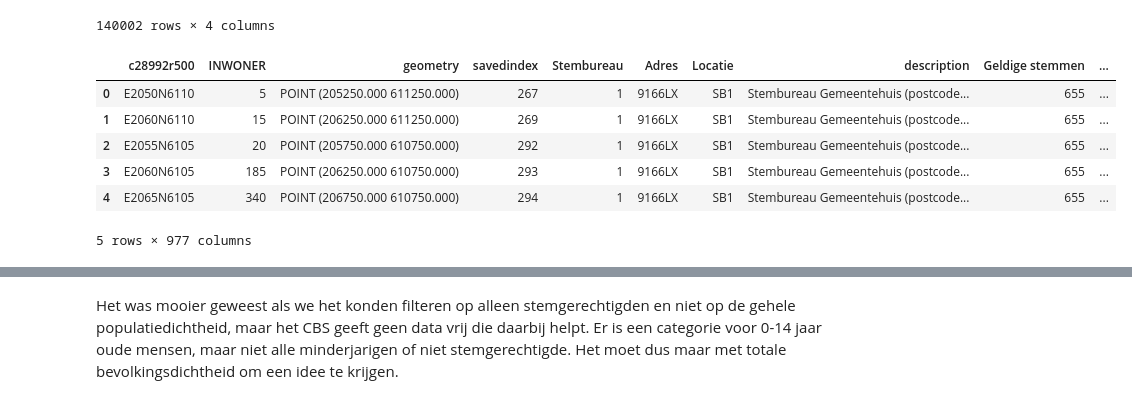
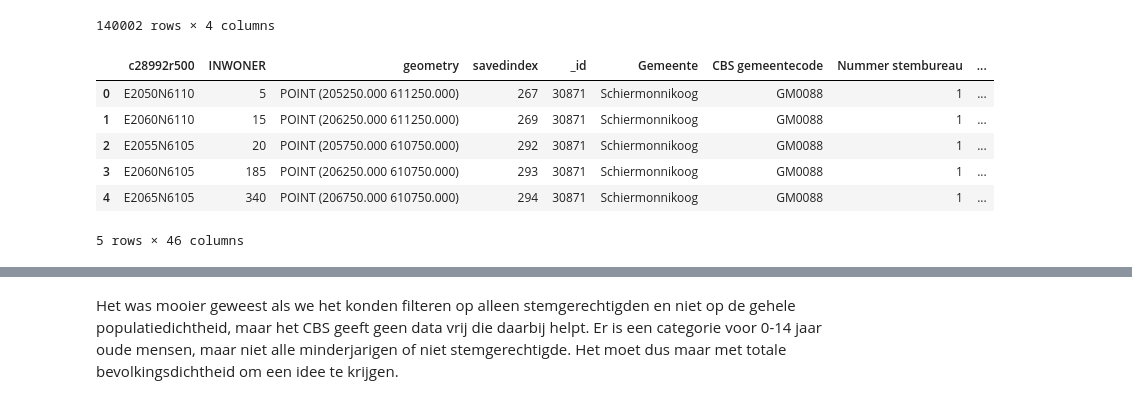
Before and after one commit to openstate/stembureau-meting, a Jupyter notebook: jupyter/stembureau_data.ipynb, the cells around one changed output, grey strips where cells are left out. Saved outputs shown, nothing was run; the diff lists cells and outputs as text; code cells hidden in the pictures.

```diff
--- a/jupyter/stembureau_data.ipynb
+++ b/jupyter/stembureau_data.ipynb
@@ -139,0 +176,6 @@ print(df_geojson_clean)
+# %%
+
+gdf_wims = gpd.GeoDataFrame(
+    df_wims, geometry=gpd.points_from_xy(df_wims.Longitude, df_wims.Latitude)).set_crs(epsg=4326, inplace=True)
+
+gdf_wims
@@ -349,38 +415,38 @@ nl_map_dst_zero_points
 # %%
 import numpy as np
 
 from scipy.spatial import cKDTree
 from shapely.geometry import Point
 #Found on https://gis.stackexchange.com/questions/222315/finding-nearest-point-in-other-geodataframe-using-geopandas
 def ckdnearest(gdA, gdB):
 
     nA = np.array(list(gdA.geometry.apply(lambda x: (x.x, x.y))))
     nB = np.array(list(gdB.geometry.apply(lambda x: (x.x, x.y))))
     btree = cKDTree(nB)
     dist, idx = btree.query(nA, k=1)
     gdB_nearest = gdB.iloc[idx].drop(columns="geometry").reset_index(drop=True)
     gdf = pd.concat(
         [
             gdA.reset_index(drop=True),
             gdB_nearest,
             pd.Series(dist, name='dist')
         ],
         axis=1)
 
     return gdf
 
 #error bar is +- sqrt(250²*2)m ≈ +-353.553390593m
 error = np.sqrt(250**2 + 250**2)
-df_nearest = ckdnearest(nl_map_dst_points.to_crs(epsg=28992), df_geojson_clean.to_crs(epsg=28992))
+df_nearest = ckdnearest(nl_map_dst_points.to_crs(epsg=28992), gdf_wims.to_crs(epsg=28992))
 df_nearest.head()
 # %% [output]
-|  | c28992r500 | INWONER | geometry | savedindex | Stembureau | Adres | Locatie | description | Geldige stemmen | ... |
-| 0 | E2050N6110 | 5 | POINT (205250.000 611250.000) | 267 | 1 | 9166LX | SB1 | Stembureau Gemeentehuis (postcode... | 655 | ... |
-| 1 | E2060N6110 | 15 | POINT (206250.000 611250.000) | 269 | 1 | 9166LX | SB1 | Stembureau Gemeentehuis (postcode... | 655 | ... |
-| 2 | E2055N6105 | 20 | POINT (205750.000 610750.000) | 292 | 1 | 9166LX | SB1 | Stembureau Gemeentehuis (postcode... | 655 | ... |
-| 3 | E2060N6105 | 185 | POINT (206250.000 610750.000) | 293 | 1 | 9166LX | SB1 | Stembureau Gemeentehuis (postcode... | 655 | ... |
-| 4 | E2065N6105 | 340 | POINT (206750.000 610750.000) | 294 | 1 | 9166LX | SB1 | Stembureau Gemeentehuis (postcode... | 655 | ... |
+|  | c28992r500 | INWONER | geometry | savedindex | _id | Gemeente | CBS gemeentecode | Nummer stembureau | ... |
+| 0 | E2050N6110 | 5 | POINT (205250.000 611250.000) | 267 | 30871 | Schiermonnikoog | GM0088 | 1 | ... |
+| 1 | E2060N6110 | 15 | POINT (206250.000 611250.000) | 269 | 30871 | Schiermonnikoog | GM0088 | 1 | ... |
+| 2 | E2055N6105 | 20 | POINT (205750.000 610750.000) | 292 | 30871 | Schiermonnikoog | GM0088 | 1 | ... |
+| 3 | E2060N6105 | 185 | POINT (206250.000 610750.000) | 293 | 30871 | Schiermonnikoog | GM0088 | 1 | ... |
+| 4 | E2065N6105 | 340 | POINT (206750.000 610750.000) | 294 | 30871 | Schiermonnikoog | GM0088 | 1 | ... |
-5 rows × 977 columns
+5 rows × 46 columns
 # %%
 df_nearest['dist'].plot(kind="hist", weights=df_nearest['INWONER'], figsize=(13,13), density=False, log=True).set_ylabel('Bevolking (Millioenen)')
 # %% [output]
```
Also changed, not shown: parts of 24 cells of this notebook, 3 other files.
